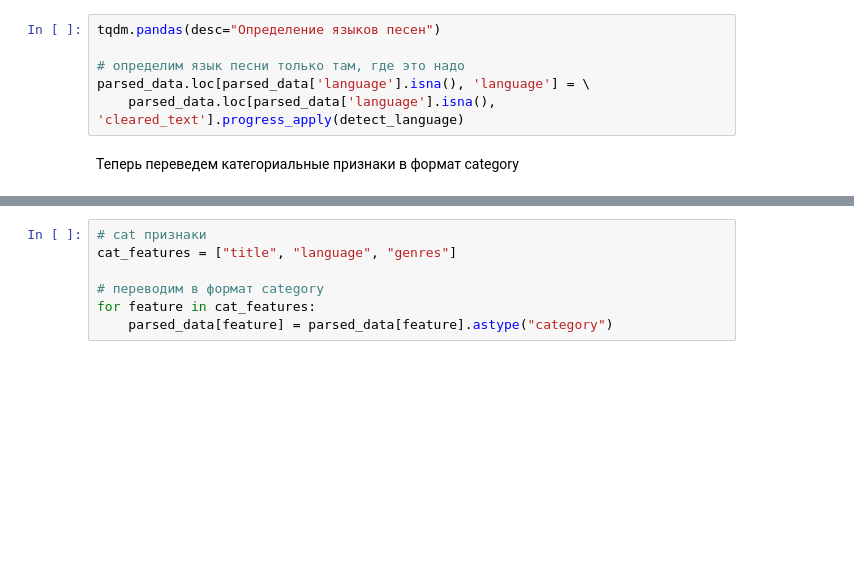
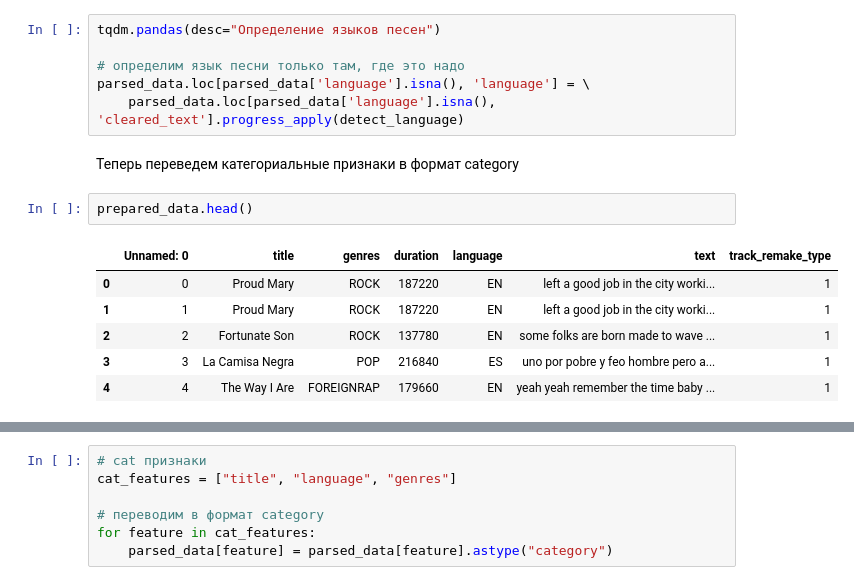
Before and after one commit to Learningsome/hackaton-yandex-music, a Jupyter notebook: nikolai_kashirskii/01-kashirskii-song-classification-with-embeddings-v1.ipynb, the cells around one changed output, grey strips where cells are left out. Drawn from its saved outputs; the diff is of its cells as text; blank space fills up the shorter version.

```diff
--- a/nikolai_kashirskii/01-kashirskii-song-classification-parsed-data-v1.ipynb
+++ b/nikolai_kashirskii/01-kashirskii-song-classification-with-embeddings-v1.ipynb
@@ -252,3 +278,12 @@ parsed_data.loc[parsed_data['language'].isna(), 'language'] = \
     parsed_data.loc[parsed_data['language'].isna(), 'cleared_text'].progress_apply(detect_language)
 # %% [markdown]
 Теперь переведем категориальные признаки в формат category
+# %%
+prepared_data.head()
+# %% [output]
+|  | Unnamed: 0 | title | genres | duration | language | text | track_remake_type |
+| 0 | 0 | Proud Mary | ROCK | 187220 | EN | left a good job in the city worki... | 1 |
+| 1 | 1 | Proud Mary | ROCK | 187220 | EN | left a good job in the city worki... | 1 |
+| 2 | 2 | Fortunate Son | ROCK | 137780 | EN | some folks are born made to wave ... | 1 |
+| 3 | 3 | La Camisa Negra | POP | 216840 | ES | uno por pobre y feo hombre pero a... | 1 |
+| 4 | 4 | The Way I Are | FOREIGNRAP | 179660 | EN | yeah yeah remember the time baby ... | 1 |
```
Also changed, not shown: parts of 9 cells of this notebook.
